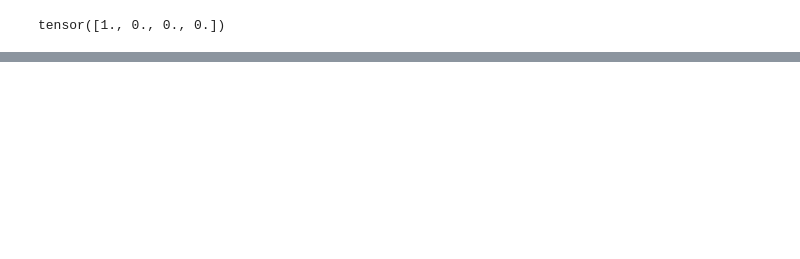
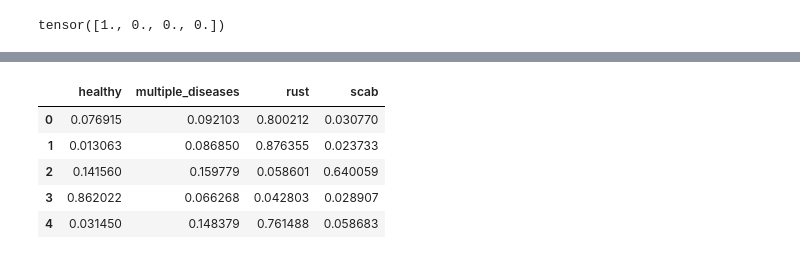
Before and after one commit to leekyuyoung20221226/python, a Jupyter notebook: 파이토치/20230425_kaggle.ipynb, the cells around one changed output, grey strips where cells are left out. Cells and saved outputs as stored; diff of their text form; code cells hidden in the pictures; blank space fills up the shorter version.

```diff
--- a/파이토치/20230425_kaggle.ipynb
+++ b/파이토치/20230425_kaggle.ipynb
@@ -433,0 +412,3 @@ for epoch in range(epochs):
+# %%
+model.eval() # 평가용으로 설정
+preds_test = np.zeros((len(test),4 )) # 예측값 저장용 배열 초기화
@@ -433,0 +434,8 @@ for epoch in range(epochs):
+# %%
+with torch.no_grad():
+  for i, images in enumerate(loader_test):
+    images = images.to(device)
+    outputs = model(images)
+    # 타깃의 예측 확률
+    preds_part = torch.softmax(outputs.cpu(),dim=1).squeeze().numpy()
+    preds_test[i*batch_size:(1+i)*batch_size] += preds_part
@@ -433,0 +450,16 @@ for epoch in range(epochs):
+# %%
+# TTA를 여러번 수행....
+num_TTA = 3
+preds_tta = np.zeros( (len(test), 4)  )  # 예측값용  TTA
+# TTA를 적용해서 예측
+for i in range(num_TTA):
+  with torch.no_grad():
+    for i, images in tqdm(enumerate(loader_TTA)):
+      images = images.to(device)
+      outputs = model(images)
+      # 타깃의 예측 확률
+      preds_part = torch.softmax(outputs.cpu(),dim=1).squeeze().numpy()
+      preds_tta[i*batch_size:(1+i)*batch_size] += preds_part
+# %%
+preds_tta /= num_TTA
+preds_tta
@@ -433,0 +496,13 @@ for epoch in range(epochs):
+# %%
+alpha = 0.001
+threshold = 0.999
+target = ['healthy',	'multiple_diseases'	,'rust',	'scab']
+preds_tta_df = pd.DataFrame(preds_tta, columns=target)
+preds_tta_df.head()
+# %% [output]
+|  | healthy | multiple_diseases | rust | scab |
+| 0 | 0.076915 | 0.092103 | 0.800212 | 0.030770 |
+| 1 | 0.013063 | 0.086850 | 0.876355 | 0.023733 |
+| 2 | 0.141560 | 0.159779 | 0.058601 | 0.640059 |
+| 3 | 0.862022 | 0.066268 | 0.042803 | 0.028907 |
+| 4 | 0.031450 | 0.148379 | 0.761488 | 0.058683 |
```
Also changed, not shown: parts of 19 cells of this notebook.
